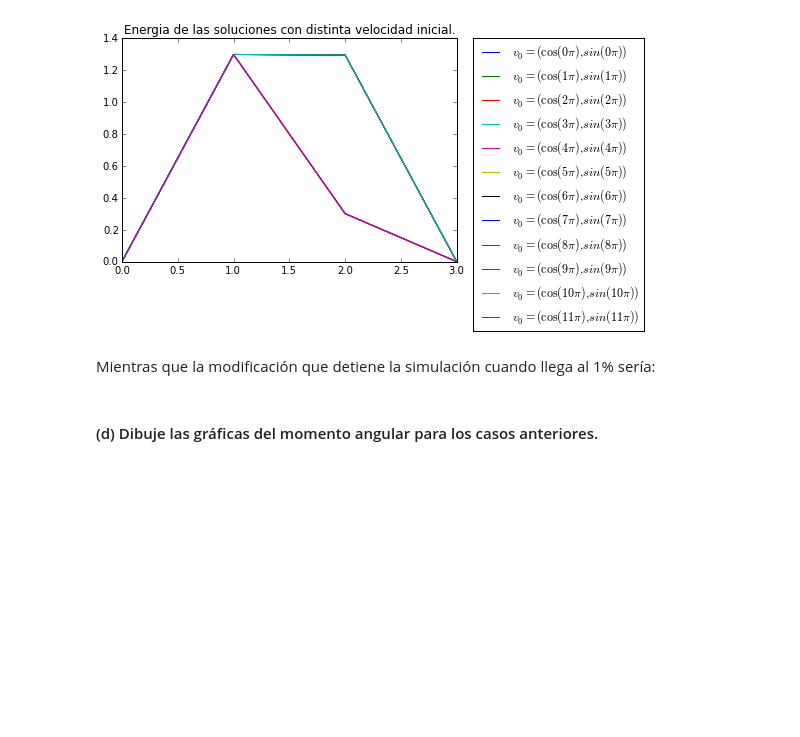
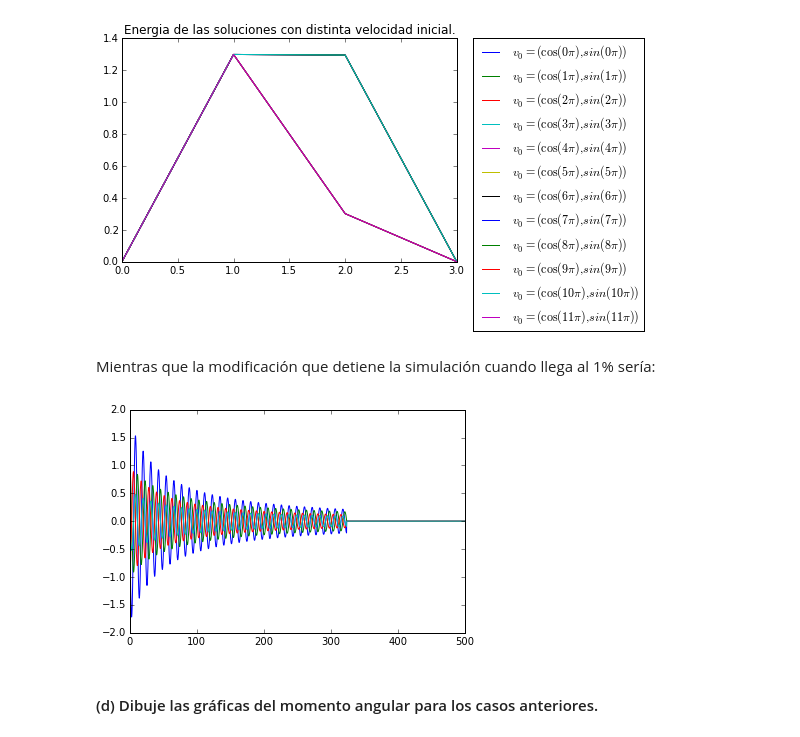
Before and after one commit to Erandii/Tareas, a Jupyter notebook: Tareas/TAREA-EXAMEN.1/Pregunta_1.ipynb, the cells around one changed output. Saved outputs shown, nothing was run; the diff lists cells and outputs as text; code cells hidden in the pictures; blank space fills up the shorter version.

```diff
--- a/Tareas/TAREA-EXAMEN.1/Pregunta_1.ipynb
+++ b/Tareas/TAREA-EXAMEN.1/Pregunta_1.ipynb
@@ -319,3 +316,11 @@ print(E(xp))
+# %%
+#x[0]=posicion_x, x[1]=posicion_y, x[2]=vel_x, x[3]=vel_y
+
+#Energía de solo una de las entradas de la solución
+
+def E1(x,k=0.3,m=1):
+    energia=0.5*(k*(x[0]**2+x[1]**2)+m*(x[2]**2+x[3]**3))
+    return energia
 # %%
 Energia0 = E(sol_0)
 Energia1 = E(sol_1)
@@ -363,23 +368,31 @@ show()
 # %% [markdown]
 Mientras que la modificación que detiene la simulación cuando llega al 1% sería:
 # %%
-def rk4(ec,p_ini,x,args=0,h=0.01):
+def rk4m(ec,p_ini,x,args=0,h=0.01):
     if (x[1]-x[0]) <= 5.*h:
         h = (x[1]-x[0])/10
     tiempos = arange(x[0],x[1]+h,h)
     sol = zeros((len(tiempos),len(p_ini)))
     sol[0,:] = p_ini
-    E[0]=Energia(p_ini)
-    if Ener <= E_0*0.01:
-        break
-    else:
-        for i in xrange(len(tiempos)-1):
-            k1 = ec(sol[i,:],tiempos[i],args)
-            k2 = ec(sol[i,:]+0.5*h*k1,tiempos[i]+0.5*h,args)
-            k3 = ec(sol[i,:]+0.5*h*k2,tiempos[i]+0.5*h,args)
-            k4 = ec(sol[i,:]+h*k3,tiempos[i]+h,args)
-            sol[i+1,:]=sol[i,:]+(h/6.)*(k1+2*k2+2*k3+k4)
-    return tiempos,sol
+    Ener = zeros((len(tiempos),1))
+    E_0=E1(p_ini)
+    Ener[0,:]= E_0
+    for i in xrange(len(tiempos)-1):
+        k1 = ec(sol[i,:],tiempos[i],args)
+        k2 = ec(sol[i,:]+0.5*h*k1,tiempos[i]+0.5*h,args)
+        k3 = ec(sol[i,:]+0.5*h*k2,tiempos[i]+0.5*h,args)
+        k4 = ec(sol[i,:]+h*k3,tiempos[i]+h,args)
+        sol[i+1,:]=sol[i,:]+(h/6.)*(k1+2*k2+2*k3+k4)
+        Ener[i+1,:]=E1(sol[i+1,:])
+        if Ener[i+1,:] <= E_0*0.01:
+            break
+    return tiempos,sol,Ener
+# %%
+t,sol,energia=rk4m(ec_mov,[0,1,cos(pi),sin(pi)],[0,500],[0.1,0.2,0.3,1])
+plot(t,sol)
+show()
+# %% [output]
+[figure, added]
 # %% [markdown]
 #### (d) Dibuje las gráficas del momento angular para los casos anteriores.
 # %% [markdown]
```
Also changed, not shown: parts of 2 cells of this notebook.
